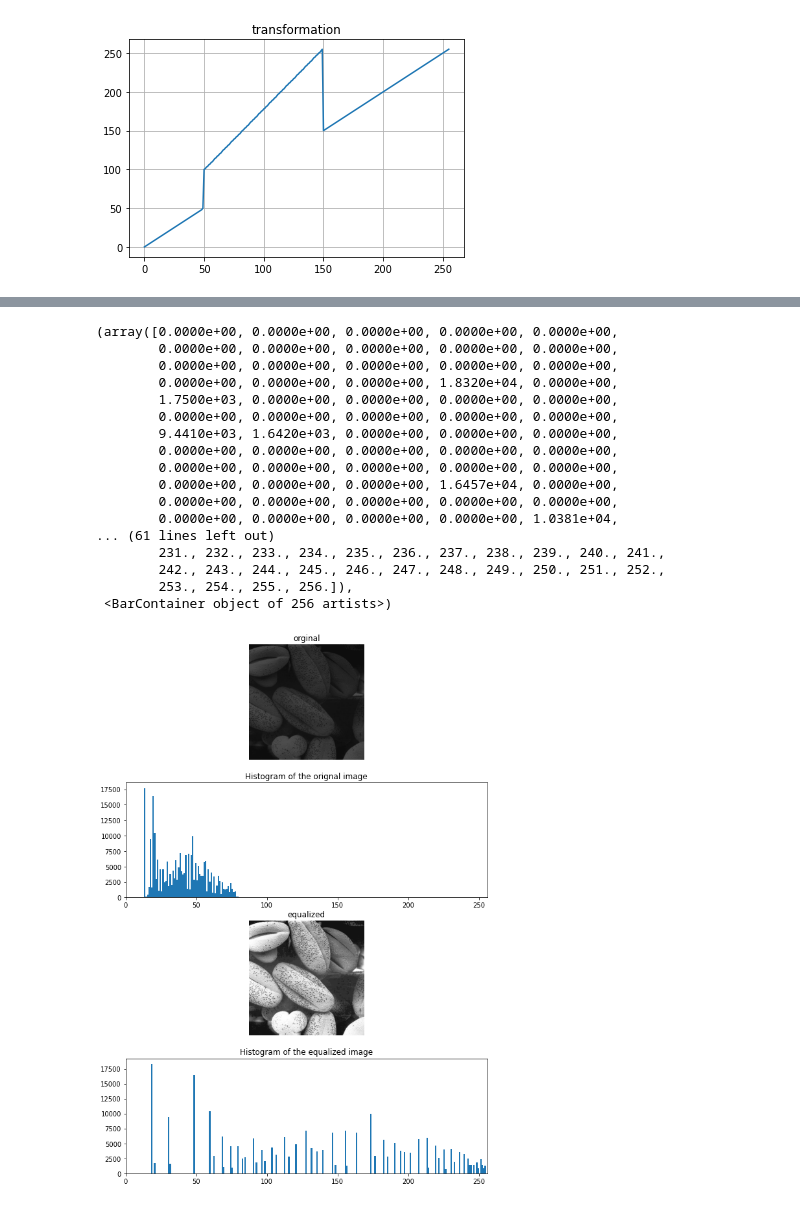
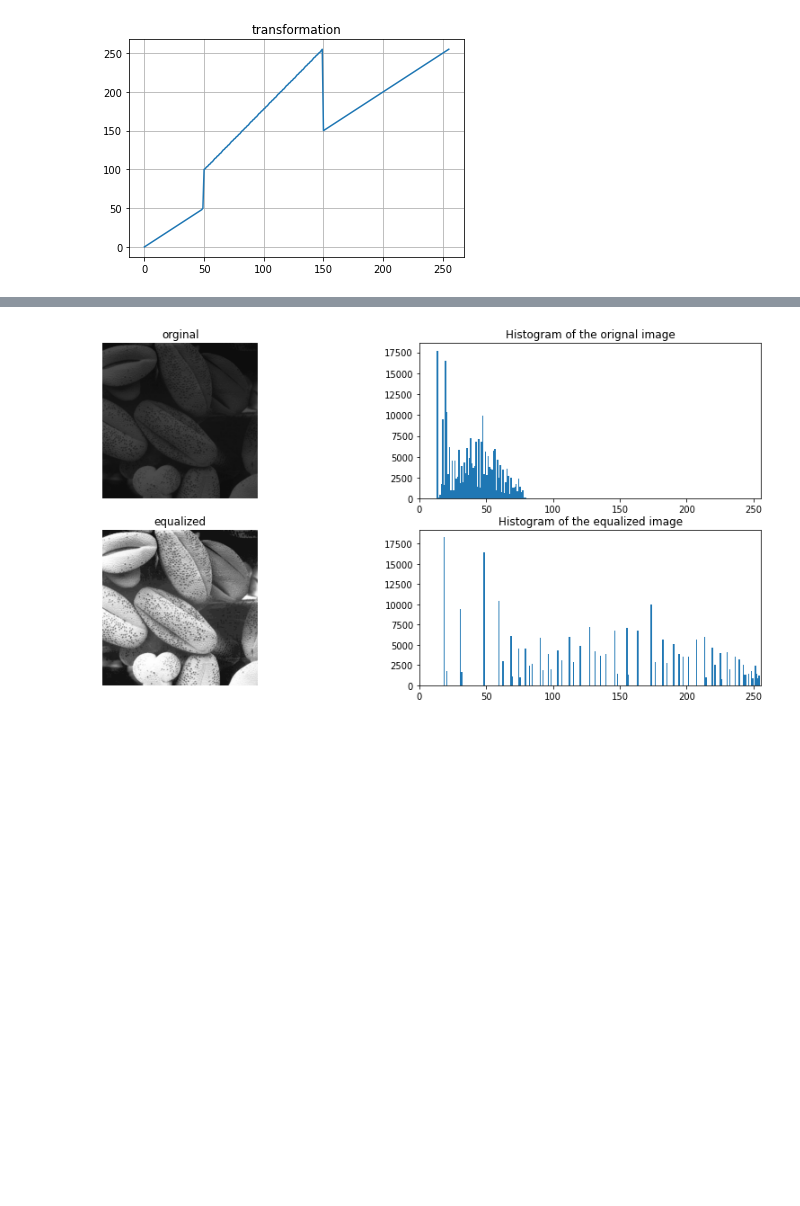
Before and after one commit to ishrath99/S4_EN_2550, a Jupyter notebook: Assignments/Assignment_1/190026T_en2550_assignment_01.ipynb, the cells around one changed output, grey strips where cells are left out. Drawn from its saved outputs; the diff is of its cells as text; code cells hidden in the pictures; blank space fills up the shorter version.

```diff
--- a/Assignments/Assignment_1/190026T_en2550_assignment_01.ipynb
+++ b/Assignments/Assignment_1/190026T_en2550_assignment_01.ipynb
@@ -49,14 +52,14 @@ ax.title.set_text('original image')
 ax.xaxis.tick_top()
 
 #a) accentuate white matter
-transformation_1 = np.linspace(0, 30, 180)
-transformation_2 = np.linspace(30, 255, 76)
+transformation_1 = np.linspace(0, 40, 180)
+transformation_2 = np.linspace(40, 255, 76)
 transformation = np.concatenate([transformation_1, transformation_2], axis=0).astype(np.uint8)
 assert len(transformation) == 256
 
 transformed = cv.LUT(brain, transformation)
 
-fig2, (ax1, ax2) = plt.subplots(1, 2, figsize=(10,3))
+fig2, (ax1, ax2) = plt.subplots(1, 2, figsize=(15,5))
 
 ax1.imshow(transformed, cmap = 'gray', vmin =0, vmax=255)
 ax1.axis('off')
@@ -69,14 +72,14 @@ ax2.title.set_text('transformation')
 
 #b) accentuate grey matter
 transformation_1 = np.linspace(0, 10, 150)
-transformation_2 = np.linspace(30, 235 ,66)
-transformation_3 = np.linspace(limit2+20,255,40)
+transformation_2 = np.linspace(10, 230 ,66)
+transformation_3 = np.linspace(230,255,40)
 transformation = np.concatenate([transformation_1, transformation_2, transformation_3], axis=0).astype(np.uint8)
 assert len(transformation) == 256
 
 transformed = cv.LUT(brain, transformation)
 
-fig3, (ax1, ax2) = plt.subplots(1, 2, figsize=(10,3))
+fig3, (ax1, ax2) = plt.subplots(1, 2, figsize=(15,5))
 
 ax1.imshow(transformed, cmap = 'gray', vmin =0, vmax=255)
 ax1.axis('off')
@@ -87,4 +90,7 @@ ax2.plot(transformation)
 ax2.grid()
 ax2.title.set_text('transformation')
 ax2.set_ylim([0,255])
+
+del brain; del transformed
+del transformation_1; del transformation_2; del transformation_3; del transformation
 # %% [output]
@@ -148,50 +139,35 @@ ax2.hist(corrected_rgb.flatten(), 256, [0, 256])
 # %%
 #4)
 def histogramEqualization(image):
     hist ,bins = np.histogram(image.ravel(), 256, [0, 256])
     cdf = hist.cumsum()
     cdf_normalized = cdf*(len(hist)-1)/cdf.max()
     transformation = cdf_normalized.astype(int)
     equalized = cv.LUT(image, transformation)
     return equalized
 
 shells = cv.imread(r'E:\Aca\aca sem 4\Image Processing & Machine vision\Assignments\Assignment_1\shells.png', cv.IMREAD_GRAYSCALE)
 assert shells is not None
 
 equalized = histogramEqualization(shells)
 
-fig, ax = plt.subplots(4, figsize=(10,15))
-ax[0].axis('off')
-ax[0].title.set_text('orginal')
-ax[0].imshow(shells, cmap = 'gray', vmin =0, vmax=255)
+fig, ax = plt.subplots(2,2, figsize=(15,7))
+ax[0,0].axis('off')
+ax[0,0].title.set_text('orginal')
+ax[0,0].imshow(shells, cmap = 'gray', vmin =0, vmax=255)
 
-ax[1].set_xlim([0, 256])
-ax[1].title.set_text('Histogram of the orignal image')
-ax[1].hist(shells.flatten(), 256, [0, 256])
+ax[0,1].set_xlim([0, 256])
+ax[0,1].title.set_text('Histogram of the orignal image')
+ax[0,1].hist(shells.flatten(), 256, [0, 256]);
 
-ax[2].axis('off')
-ax[2].title.set_text('equalized')
-ax[2].imshow(equalized, cmap = 'gray', vmin =0, vmax=255)
+ax[1,0].axis('off')
+ax[1,0].title.set_text('equalized')
+ax[1,0].imshow(equalized, cmap = 'gray', vmin =0, vmax=255)
 
-ax[3].set_xlim([0, 256])
-ax[3].title.set_text('Histogram of the equalized image')
-ax[3].hist(equalized.flatten(), 256, [0, 256])
+ax[1,1].set_xlim([0, 256])
+ax[1,1].title.set_text('Histogram of the equalized image')
+ax[1,1].hist(equalized.flatten(), 256, [0, 256]);
+
+del shells; del equalized
 # %% [output]
-(array([0.0000e+00, 0.0000e+00, 0.0000e+00, 0.0000e+00, 0.0000e+00,
-        0.0000e+00, 0.0000e+00, 0.0000e+00, 0.0000e+00, 0.0000e+00,
-        0.0000e+00, 0.0000e+00, 0.0000e+00, 0.0000e+00, 0.0000e+00,
-        0.0000e+00, 0.0000e+00, 0.0000e+00, 1.8320e+04, 0.0000e+00,
-        1.7500e+03, 0.0000e+00, 0.0000e+00, 0.0000e+00, 0.0000e+00,
-        0.0000e+00, 0.0000e+00, 0.0000e+00, 0.0000e+00, 0.0000e+00,
-        9.4410e+03, 1.6420e+03, 0.0000e+00, 0.0000e+00, 0.0000e+00,
-        0.0000e+00, 0.0000e+00, 0.0000e+00, 0.0000e+00, 0.0000e+00,
-        0.0000e+00, 0.0000e+00, 0.0000e+00, 0.0000e+00, 0.0000e+00,
-        0.0000e+00, 0.0000e+00, 0.0000e+00, 1.6457e+04, 0.0000e+00,
-        0.0000e+00, 0.0000e+00, 0.0000e+00, 0.0000e+00, 0.0000e+00,
-        0.0000e+00, 0.0000e+00, 0.0000e+00, 0.0000e+00, 1.0381e+04,
-... (61 lines left out)
-        231., 232., 233., 234., 235., 236., 237., 238., 239., 240., 241.,
-        242., 243., 244., 245., 246., 247., 248., 249., 250., 251., 252.,
-        253., 254., 255., 256.]),
- <BarContainer object of 256 artists>)
-[figure, old version]
+[figure, new version]
```
Also changed, not shown: parts of 9 cells of this notebook, 2 other files.
